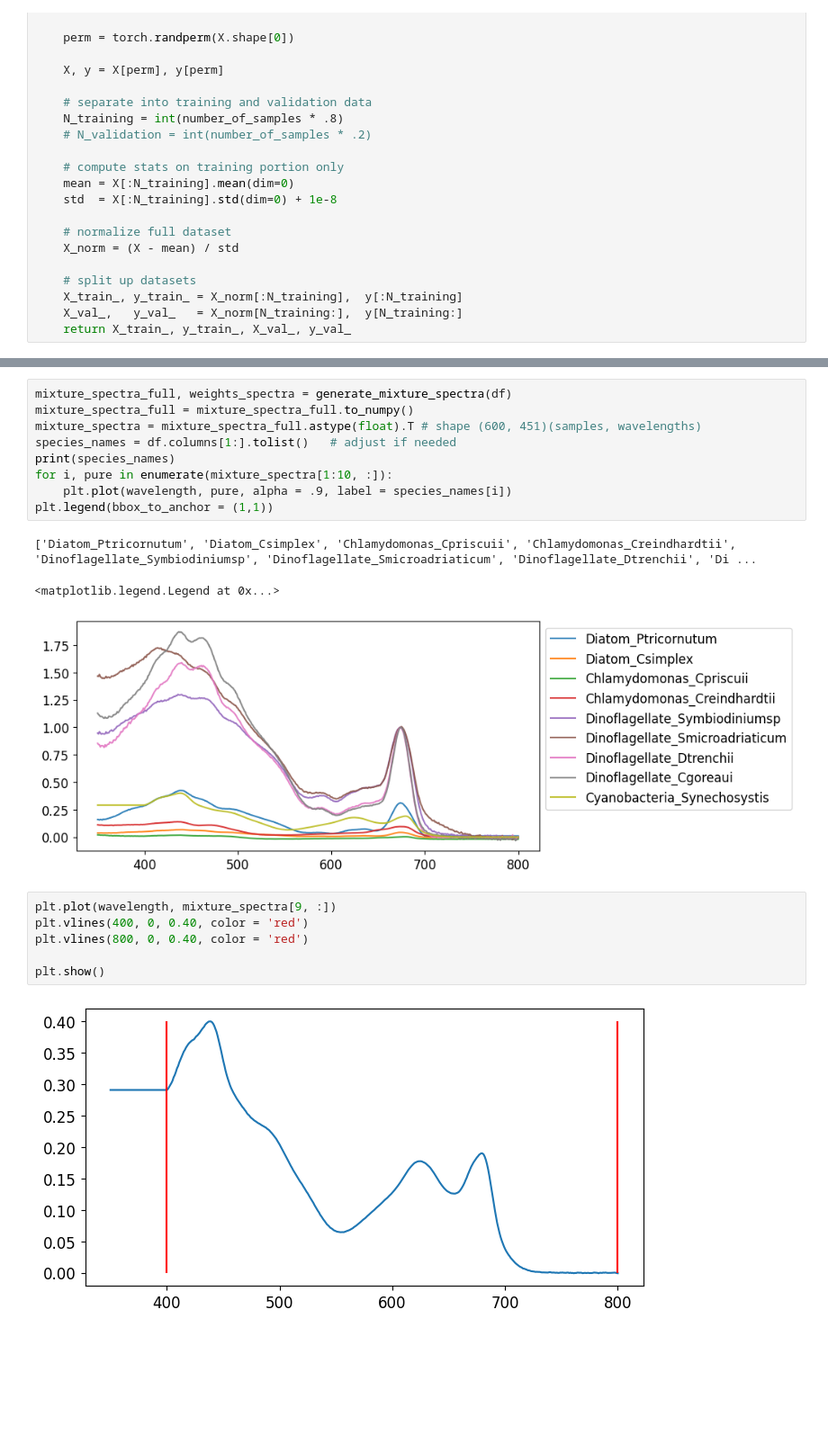
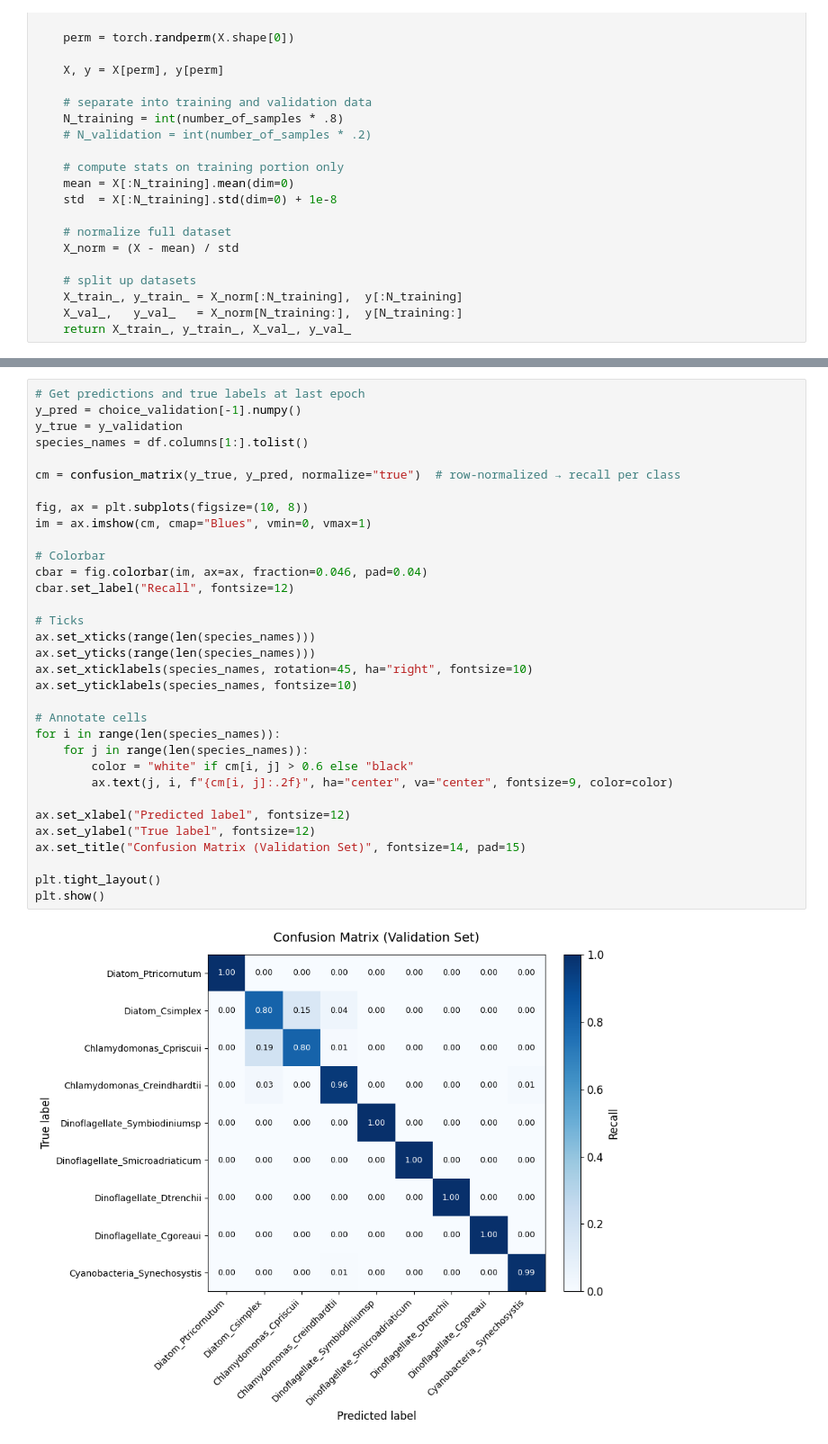
Before and after one commit to matsbannink/machine_learning, a Jupyter notebook: characterization_all_species.ipynb, the cells around one changed output, grey strips where cells are left out. Shown at 90% size. Cells and saved outputs as stored; diff of their text form; blank space fills up the shorter version.

```diff
--- a/characterization_all_species.ipynb
+++ b/characterization_all_species.ipynb
@@ -305,22 +306,36 @@ print(f'Random guess:{100/9}')
 Random guess:11.11111111111111
-# %%
-mixture_spectra_full, weights_spectra = generate_mixture_spectra(df)
-mixture_spectra_full = mixture_spectra_full.to_numpy()
-mixture_spectra = mixture_spectra_full.astype(float).T # shape (600, 451)(samples, wavelengths)
-species_names = df.columns[1:].tolist()   # adjust if needed
-print(species_names)
-for i, pure in enumerate(mixture_spectra[1:10, :]):
-    plt.plot(wavelength, pure, alpha = .9, label = species_names[i])
-plt.legend(bbox_to_anchor = (1,1))
-# %% [output]
-['Diatom_Ptricornutum', 'Diatom_Csimplex', 'Chlamydomonas_Cpriscuii', 'Chlamydomonas_Creindhardtii', 'Dinoflagellate_Symbiodiniumsp', 'Dinoflagellate_Smicroadriaticum', 'Dinoflagellate_Dtrenchii', 'Di ...
-<matplotlib.legend.Legend at 0x...>
-[figure, removed]
-# %%
-plt.plot(wavelength, mixture_spectra[9, :])
-plt.vlines(400, 0, 0.40, color = 'red')
-plt.vlines(800, 0, 0.40, color = 'red')
-
-plt.show()
-# %% [output]
-[figure, removed]
+# %%
+# Get predictions and true labels at last epoch
+y_pred = choice_validation[-1].numpy()
+y_true = y_validation
+species_names = df.columns[1:].tolist()
+
+cm = confusion_matrix(y_true, y_pred, normalize="true")  # row-normalized → recall per class
+
+fig, ax = plt.subplots(figsize=(10, 8))
+im = ax.imshow(cm, cmap="Blues", vmin=0, vmax=1)
+
+# Colorbar
+cbar = fig.colorbar(im, ax=ax, fraction=0.046, pad=0.04)
+cbar.set_label("Recall", fontsize=12)
+
+# Ticks
+ax.set_xticks(range(len(species_names)))
+ax.set_yticks(range(len(species_names)))
+ax.set_xticklabels(species_names, rotation=45, ha="right", fontsize=10)
+ax.set_yticklabels(species_names, fontsize=10)
+
+# Annotate cells
+for i in range(len(species_names)):
+    for j in range(len(species_names)):
+        color = "white" if cm[i, j] > 0.6 else "black"
+        ax.text(j, i, f"{cm[i, j]:.2f}", ha="center", va="center", fontsize=9, color=color)
+
+ax.set_xlabel("Predicted label", fontsize=12)
+ax.set_ylabel("True label", fontsize=12)
+ax.set_title("Confusion Matrix (Validation Set)", fontsize=14, pad=15)
+
+plt.tight_layout()
+plt.show()
+# %% [output]
+[figure, added]
```
Also changed, not shown: parts of 7 cells of this notebook.
